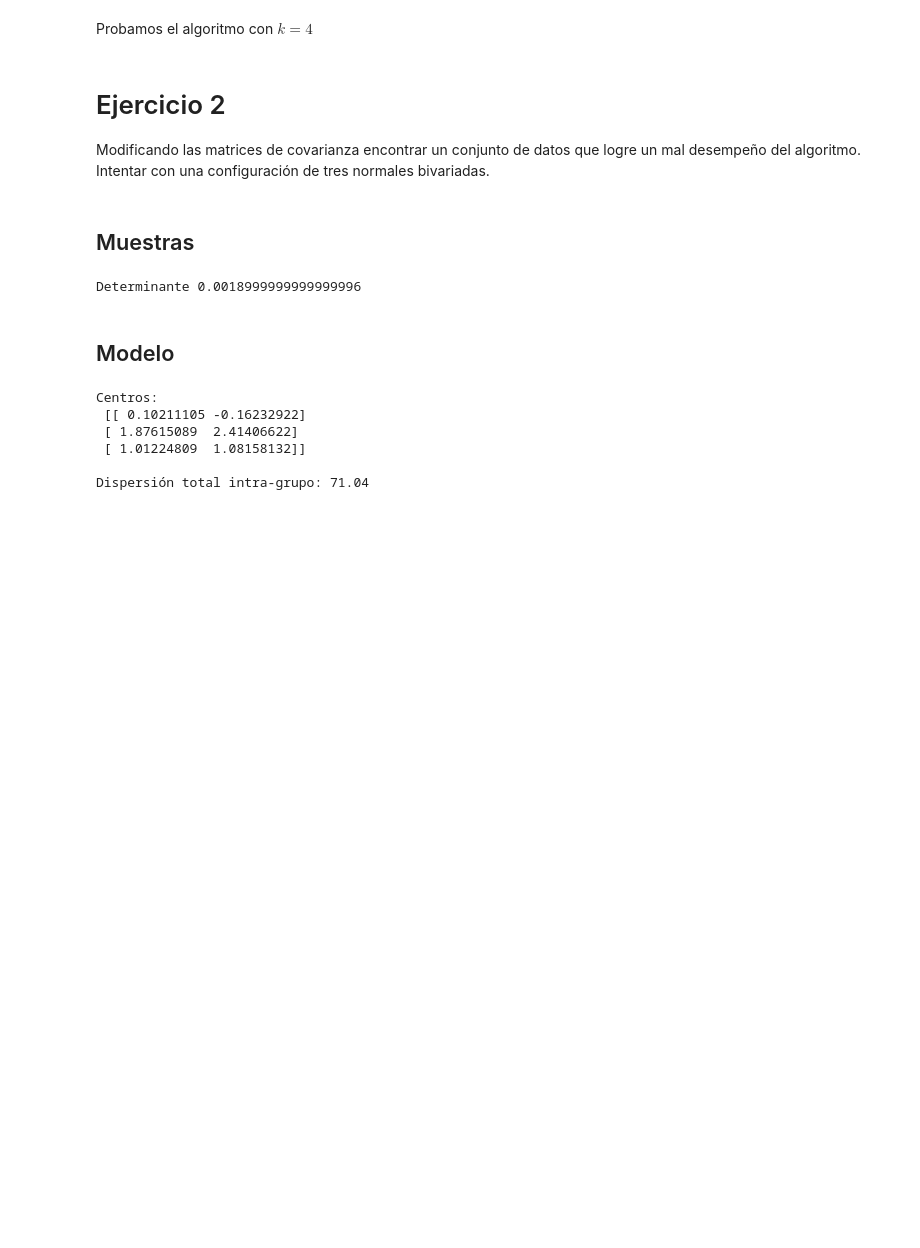
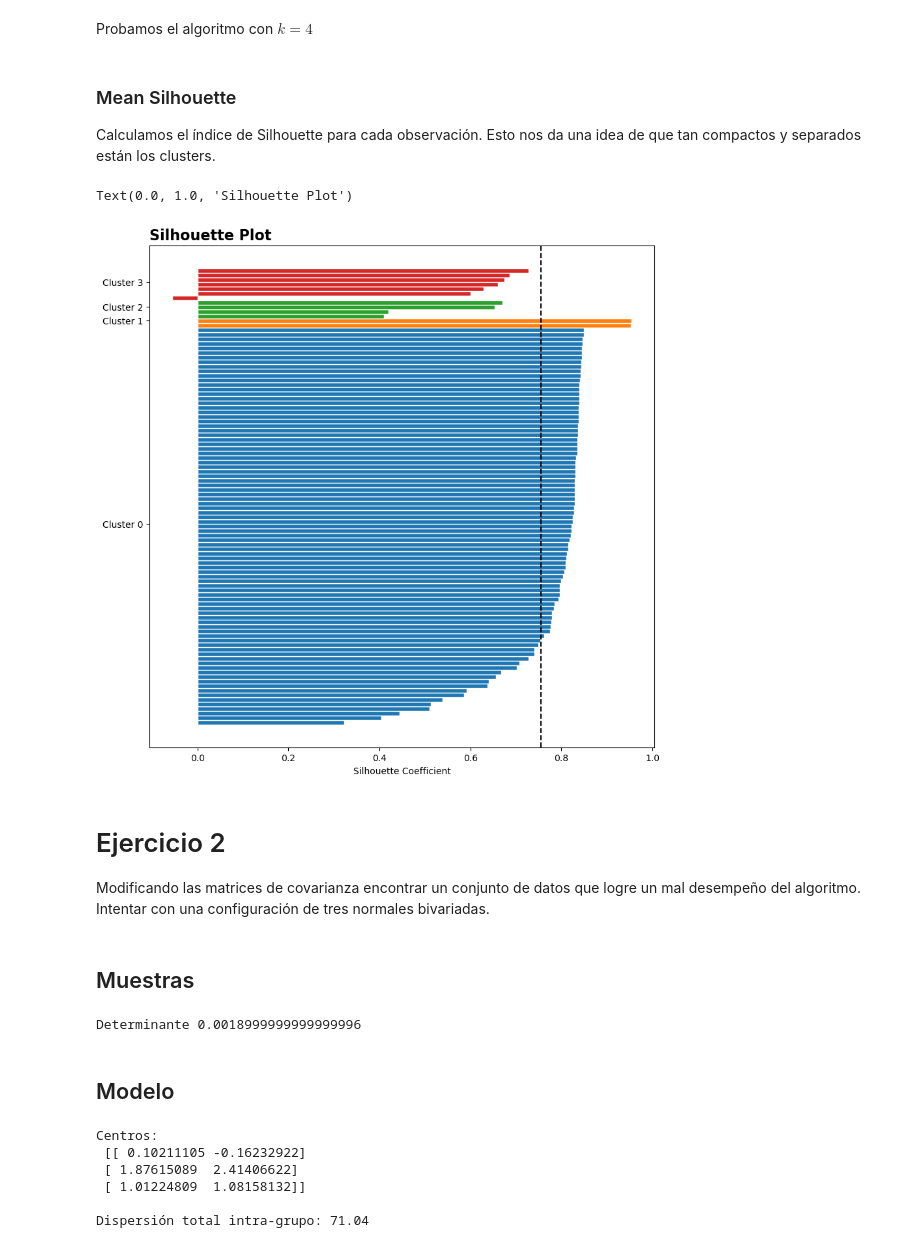
Before and after one commit to nicokossacoff/data-science-library, a Jupyter notebook: Notebooks/Unsupervised Learning/KMeans.ipynb, the cells around one changed output. Cells and saved outputs as stored; diff of their text form; code cells hidden in the pictures; blank space fills up the shorter version.

```diff
--- a/Notebooks/Unsupervised Learning/KMeans.ipynb
+++ b/Notebooks/Unsupervised Learning/KMeans.ipynb
@@ -139,6 +142,34 @@ figure.update_layout(
 )
 
 figure.show()
+# %% [markdown]
+### Mean Silhouette
+
+Calculamos el índice de Silhouette para cada observación. Esto nos da una idea de que tan compactos y separados están los clusters.
+# %%
+silhouette_values = silhouette_samples(X, y)
+# %%
+n_clusters = len(np.unique(y))
+y_lower, y_upper = 0, 0
+yticks = []
+
+fig, ax = plt.subplots(figsize=(10, 10))
+
+for i in np.arange(n_clusters):
+    cluster_silhouette_vals = silhouette_values[y == i]
+    cluster_silhouette_vals.sort()
+    y_upper += len(cluster_silhouette_vals)
+    ax.barh(np.arange(y_lower, y_upper), cluster_silhouette_vals, edgecolor='white', height=1)
+    yticks.append((y_lower + y_upper) / 2)
+    y_lower += len(cluster_silhouette_vals)
+
+ax.axvline(x=np.mean(silhouette_values), color="black", linestyle="--")
+ax.set_yticks(yticks, [f'Cluster {i}' for i in np.arange(n_clusters)])
+ax.set_xlabel('Silhouette Coefficient')
+ax.set_title('Silhouette Plot', loc='left', fontdict={'fontsize': 16, 'fontweight': 'bold'})
+# %% [output]
+Text(0.0, 1.0, 'Silhouette Plot')
+[figure, added]
 # %% [markdown]
 # Ejercicio 2
 
```
Also changed, not shown: parts of 3 cells of this notebook.
